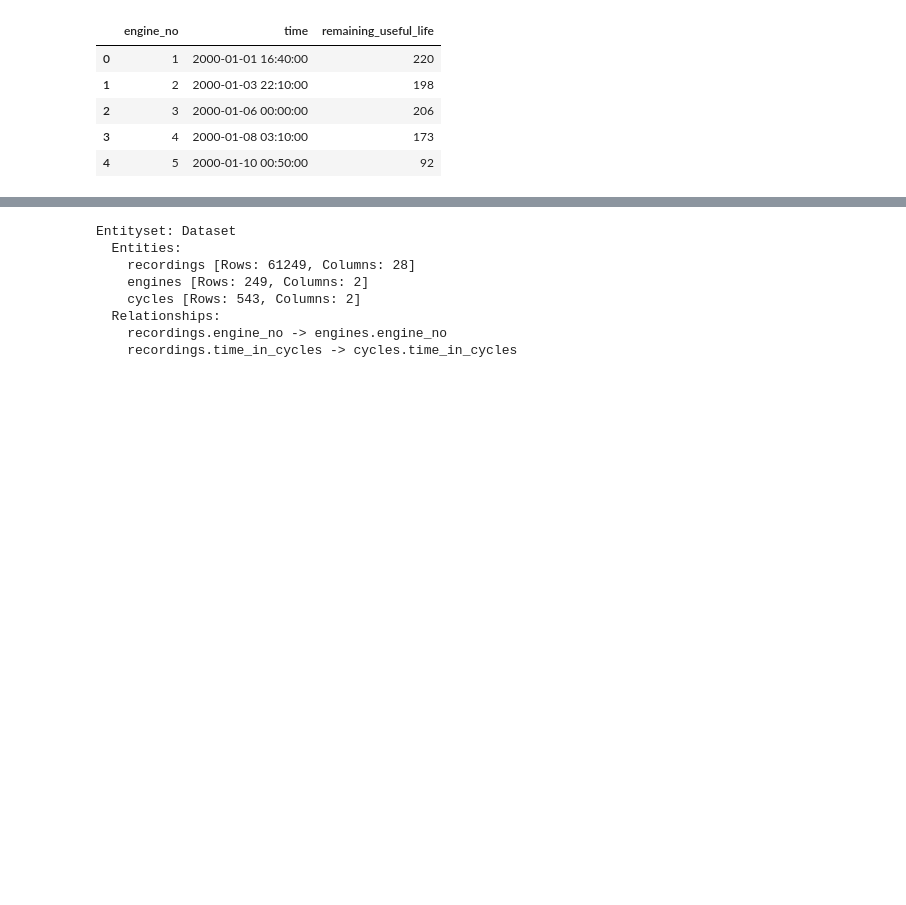
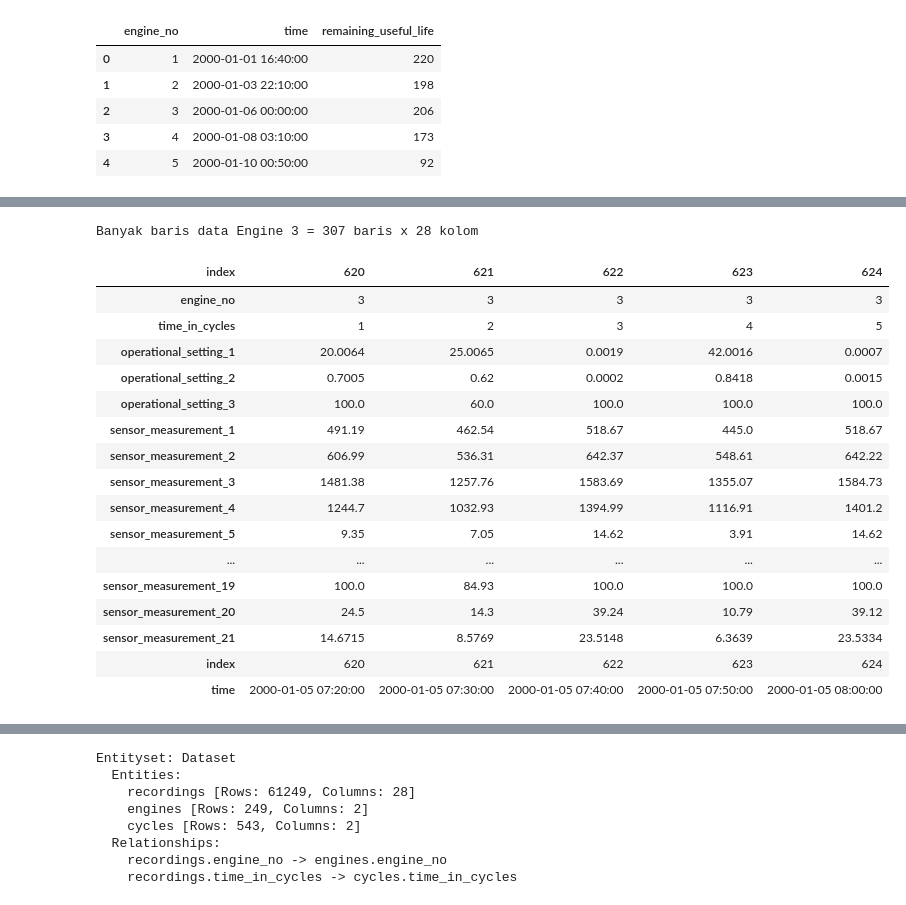
Before and after one commit to sakerajunior/ptpjb, a Jupyter notebook: 16 - Machine Learning untuk Prediksi Kerusakan Komponen.ipynb, the cells around one changed output, grey strips where cells are left out. Drawn from its saved outputs; the diff is of its cells as text; code cells hidden in the pictures; blank space fills up the shorter version.

```diff
--- a/16 - Machine Learning untuk Prediksi Kerusakan Komponen.ipynb
+++ b/16 - Machine Learning untuk Prediksi Kerusakan Komponen.ipynb
@@ -344,0 +372,23 @@ label_times.head()
+# %%
+engineTiga = data[data["engine_no"] == 3]
+print("Banyak baris data Engine 3 = {} baris x {} kolom".format(engineTiga.shape[0], engineTiga.shape[1]))
+engineTiga.head().transpose()
+# %% [output]
+Banyak baris data Engine 3 = 307 baris x 28 kolom
+| index | 620 | 621 | 622 | 623 | 624 |
+| engine_no | 3 | 3 | 3 | 3 | 3 |
+| time_in_cycles | 1 | 2 | 3 | 4 | 5 |
+| operational_setting_1 | 20.0064 | 25.0065 | 0.0019 | 42.0016 | 0.0007 |
+| operational_setting_2 | 0.7005 | 0.62 | 0.0002 | 0.8418 | 0.0015 |
+| operational_setting_3 | 100.0 | 60.0 | 100.0 | 100.0 | 100.0 |
+| sensor_measurement_1 | 491.19 | 462.54 | 518.67 | 445.0 | 518.67 |
+| sensor_measurement_2 | 606.99 | 536.31 | 642.37 | 548.61 | 642.22 |
+| sensor_measurement_3 | 1481.38 | 1257.76 | 1583.69 | 1355.07 | 1584.73 |
+| sensor_measurement_4 | 1244.7 | 1032.93 | 1394.99 | 1116.91 | 1401.2 |
+| sensor_measurement_5 | 9.35 | 7.05 | 14.62 | 3.91 | 14.62 |
+| ... | ... | ... | ... | ... | ... |
+| sensor_measurement_19 | 100.0 | 84.93 | 100.0 | 100.0 | 100.0 |
+| sensor_measurement_20 | 24.5 | 14.3 | 39.24 | 10.79 | 39.12 |
+| sensor_measurement_21 | 14.6715 | 8.5769 | 23.5148 | 6.3639 | 23.5334 |
+| index | 620 | 621 | 622 | 623 | 624 |
+| time | 2000-01-05 07:20:00 | 2000-01-05 07:30:00 | 2000-01-05 07:40:00 | 2000-01-05 07:50:00 | 2000-01-05 08:00:00 |
```
Also changed, not shown: parts of 26 cells of this notebook.
